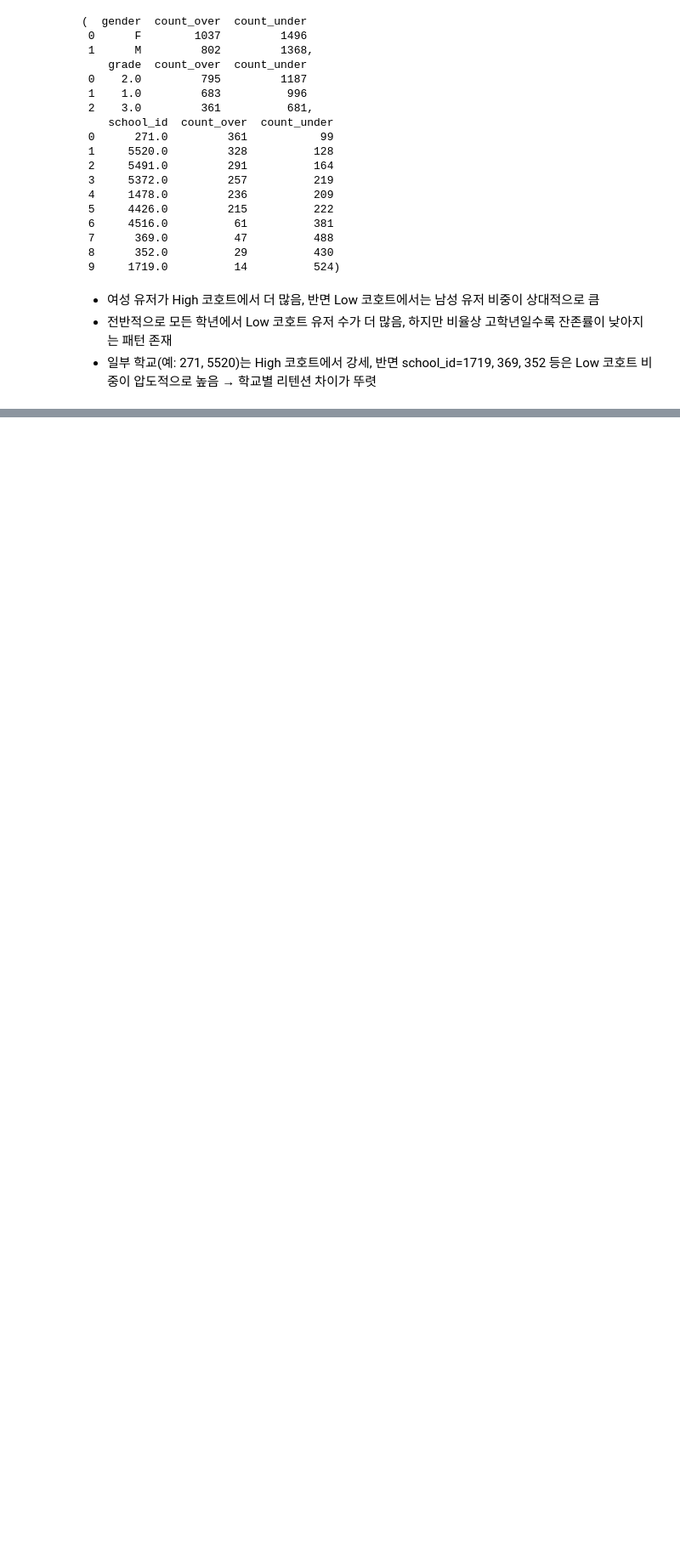
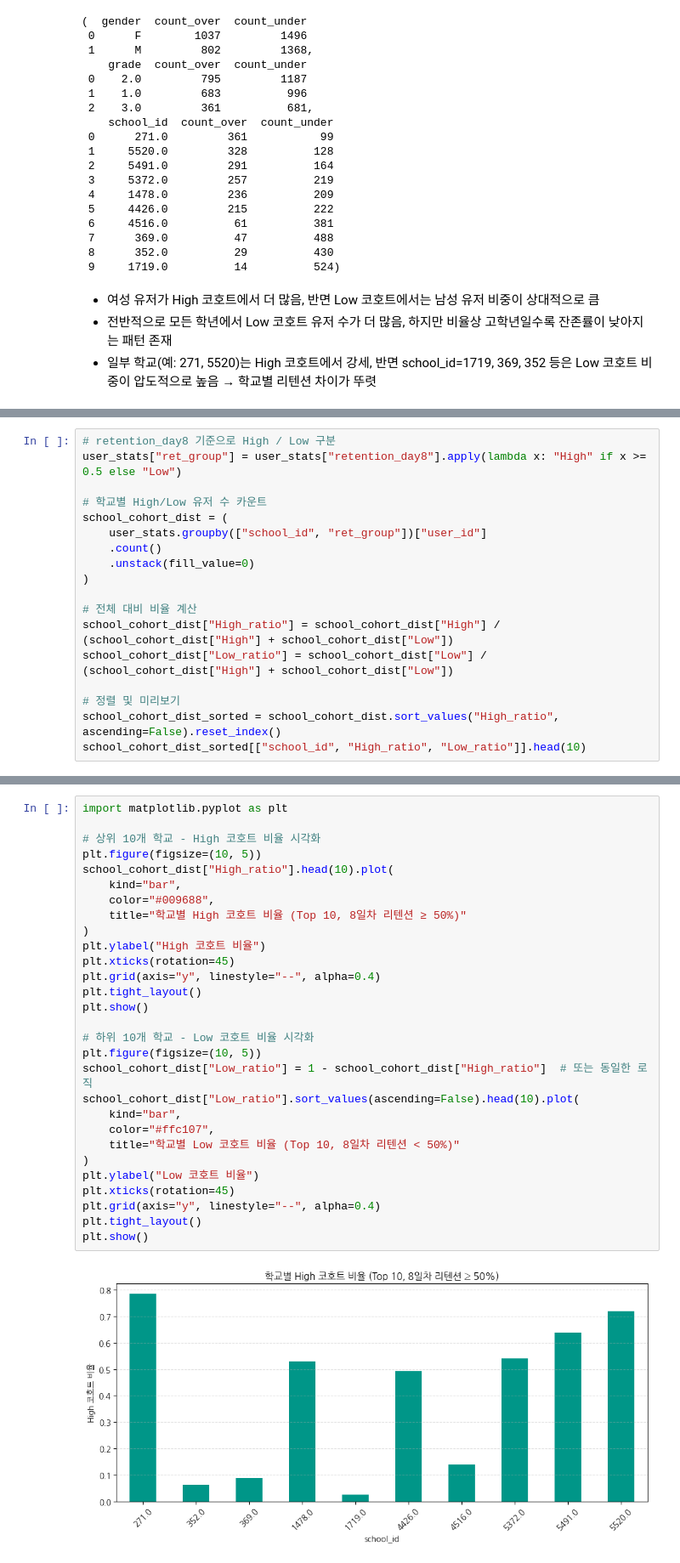
Before and after one commit to saeraniren/advanced_project, a Jupyter notebook: 최종 마스터 테이블.ipynb, the cells around one changed output, grey strips where cells are left out. Shown at 85% size. Cells and saved outputs as stored; diff of their text form; blank space fills up the shorter version.

```diff
--- a/최종 마스터 테이블.ipynb
+++ b/최종 마스터 테이블.ipynb
@@ -1439,0 +1530,18 @@ gender_compare, grade_compare, school_compare.head(10)
+# %%
+# retention_day8 기준으로 High / Low 구분
+user_stats["ret_group"] = user_stats["retention_day8"].apply(lambda x: "High" if x >= 0.5 else "Low")
+
+# 학교별 High/Low 유저 수 카운트
+school_cohort_dist = (
+    user_stats.groupby(["school_id", "ret_group"])["user_id"]
+    .count()
+    .unstack(fill_value=0)
+)
+
+# 전체 대비 비율 계산
+school_cohort_dist["High_ratio"] = school_cohort_dist["High"] / (school_cohort_dist["High"] + school_cohort_dist["Low"])
+school_cohort_dist["Low_ratio"] = school_cohort_dist["Low"] / (school_cohort_dist["High"] + school_cohort_dist["Low"])
+
+# 정렬 및 미리보기
+school_cohort_dist_sorted = school_cohort_dist.sort_values("High_ratio", ascending=False).reset_index()
+school_cohort_dist_sorted[["school_id", "High_ratio", "Low_ratio"]].head(10)
@@ -1439,0 +1560,31 @@ gender_compare, grade_compare, school_compare.head(10)
+# %%
+import matplotlib.pyplot as plt
+
+# 상위 10개 학교 - High 코호트 비율 시각화
+plt.figure(figsize=(10, 5))
+school_cohort_dist["High_ratio"].head(10).plot(
+    kind="bar",
+    color="#009688",
+    title="학교별 High 코호트 비율 (Top 10, 8일차 리텐션 ≥ 50%)"
+)
+plt.ylabel("High 코호트 비율")
+plt.xticks(rotation=45)
+plt.grid(axis="y", linestyle="--", alpha=0.4)
+plt.tight_layout()
+plt.show()
+
+# 하위 10개 학교 - Low 코호트 비율 시각화
+plt.figure(figsize=(10, 5))
+school_cohort_dist["Low_ratio"] = 1 - school_cohort_dist["High_ratio"]  # 또는 동일한 로직
+school_cohort_dist["Low_ratio"].sort_values(ascending=False).head(10).plot(
+    kind="bar",
+    color="#ffc107",
+    title="학교별 Low 코호트 비율 (Top 10, 8일차 리텐션 < 50%)"
+)
+plt.ylabel("Low 코호트 비율")
+plt.xticks(rotation=45)
+plt.grid(axis="y", linestyle="--", alpha=0.4)
+plt.tight_layout()
+plt.show()
+# %% [output]
+[figure, added]
```
Also changed, not shown: parts of 5 cells of this notebook, 2 other files.
